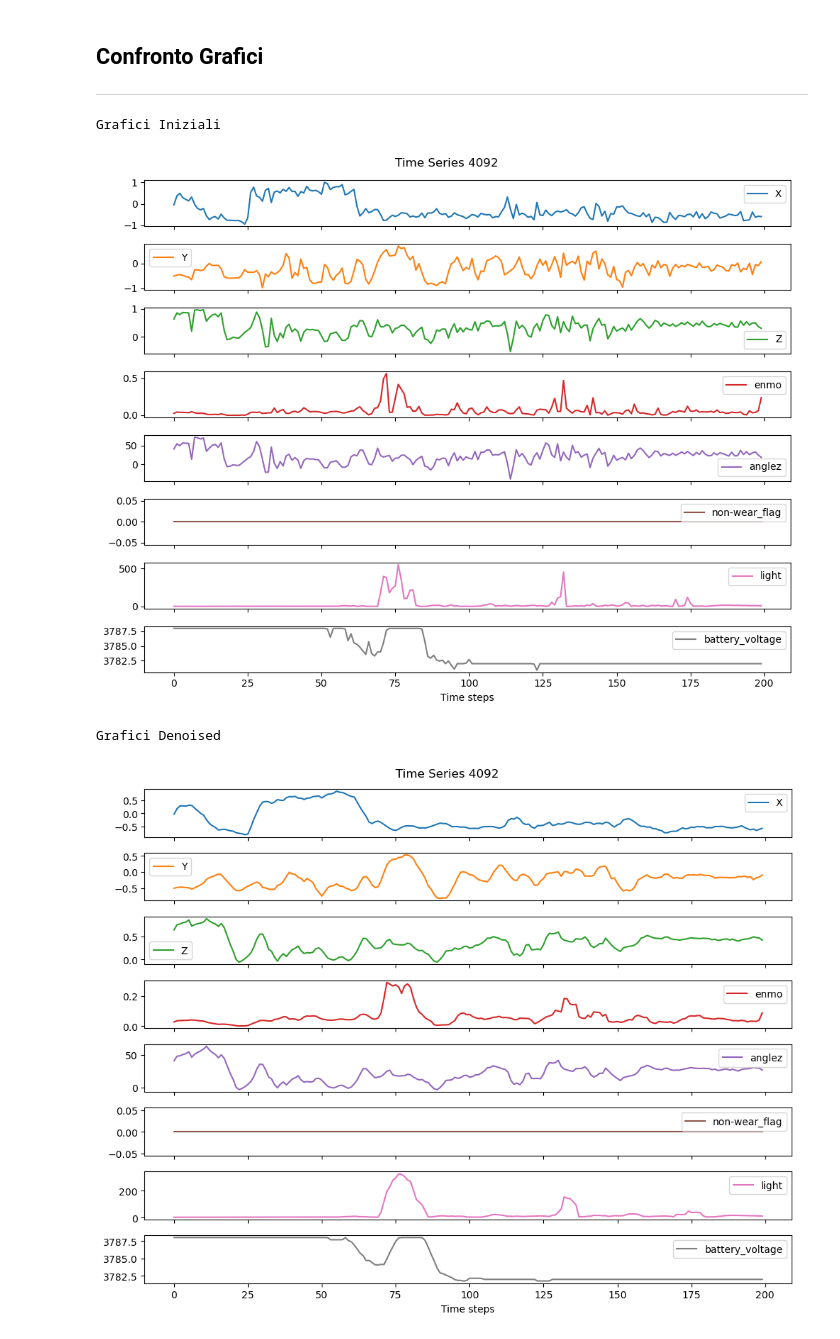
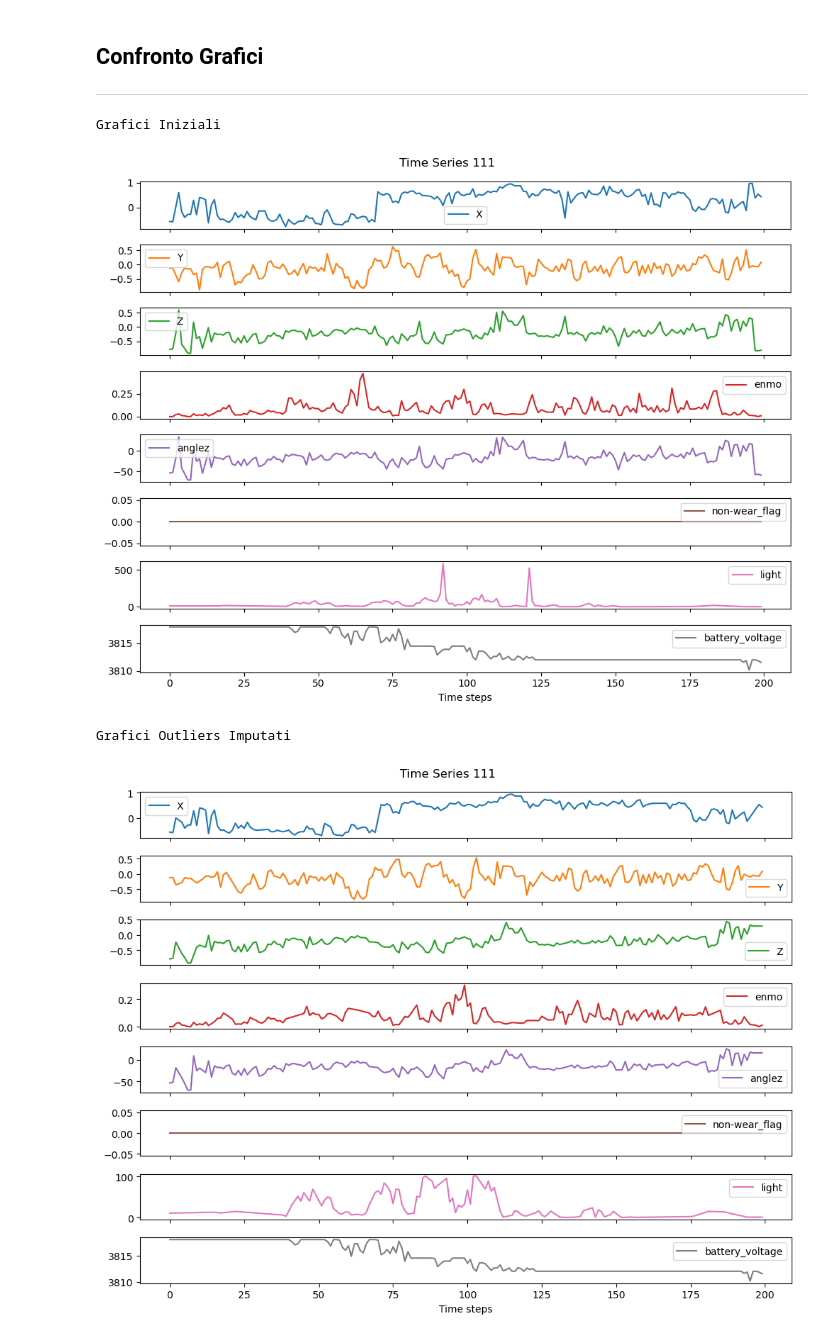
Before and after one commit to alessialaconca/Data_Mining_2_Child_Mind_Institute, a Jupyter notebook: ale/TS_preprocessing.ipynb, the cells around one changed output. Saved outputs shown, nothing was run; the diff lists cells and outputs as text; code cells hidden in the pictures.

Commit message:
outliers

```diff
--- a/ale/TS_preprocessing.ipynb
+++ b/ale/TS_preprocessing.ipynb
@@ -149,0 +541,10 @@ Il dataset è completo. Nessun missing value rilevato in alcuna variabile.
+# %%
+max_val_1 = -1
+max_idx_1 = -1
+for i, df in enumerate(ts_no_outliers_imputed):
+    current_max = df['light'].max()
+    if current_max > max_val_1:
+        max_val_1 = current_max
+        max_idx_1 = i
+
+print(f"Dataset 'ts_no_outliers_imputed': Valore max '{max_val_1}' trovato nella Time Series all'indice {max_idx_1}")
@@ -232,6 +624,9 @@ for df in ts_denoised:
         df_norm[variabili_minmax])
 
     ts_normalized.append(df_norm)
+
+with gzip.open("ts_normalized.pkl.gz", "wb") as f:
+    pickle.dump(ts_normalized, f)
 # %% [markdown]
 ## Approssimazione
 ---
@@ -252,6 +647,9 @@ nomi_colonne = ts_normalized[0].columns
 for matrice_ts in ts_paa_array:
     df_approssimato = pd.DataFrame(matrice_ts, columns=nomi_colonne)
     ts_transformed_paa.append(df_approssimato)
+
+with gzip.open("ts_transformed_paa.pkl.gz", "wb") as f:
+    pickle.dump(ts_transformed_paa, f)
 # %%
 # SAX
 sax = SAX(n_segments=20, alphabet_size_avg=5)
@@ -275,6 +673,38 @@ indice = random.sample(range(0, 4437), 1)
 print("Grafici Iniziali")
 for i in indice:
     prova = ts[i]
+    prova = prova.drop(colonne_fisse, axis=1)
+    ax_array = prova.plot(
+        kind='line',
+        subplots=True,
+        figsize=(10, 8),
+        title=f"Time Series {i}",
+        sharex=True  # stessa asse x
+    )
+
+    plt.xlabel("Time steps")
+    plt.tight_layout()
+    plt.show()
+
+print("Grafici Outliers Imputati")
+for i in indice:
+    prova = ts_no_outliers_imputed[i]
+    prova = prova.drop(colonne_fisse, axis=1)
+    ax_array = prova.plot(
+        kind='line',
+        subplots=True,
+        figsize=(10, 8),
+        title=f"Time Series {i}",
+        sharex=True  # stessa asse x
+    )
+
+    plt.xlabel("Time steps")
+    plt.tight_layout()
+    plt.show()
+
+print("Grafici Outliers Imputati")
+for i in indice:
+    prova = ts_outliers_and_non_wear_imputed[i]
     prova = prova.drop(colonne_fisse, axis=1)
     ax_array = prova.plot(
         kind='line',
@@ -294,33 +724,33 @@ for i in indice:
     prova = prova.drop(colonne_fisse, axis=1)
     ax_array = prova.plot(
         kind='line',
         subplots=True,
         figsize=(10, 8),
         title=f"Time Series {i}",
         sharex=True
     )
 
     plt.xlabel("Time steps")
     plt.tight_layout()
     plt.show()
 
 print("Grafici Normalizzati")
 for i in indice:
     prova = ts_normalized[i]
     prova = prova.drop(colonne_fisse, axis=1)
     ax_array = prova.plot(
         kind='line',
         subplots=True,
         figsize=(10, 8),
         title=f"Time Series {i}",
         sharex=True
     )
 
     plt.xlabel("Time steps")
     plt.tight_layout()
     plt.show()
 # %% [output]
 Grafici Iniziali
-[figure, old version]
+[figure, new version]
-Grafici Denoised
+Grafici Outliers Imputati
-[figure, old version]
+[figure, new version]
```
Also changed, not shown: parts of 18 cells of this notebook.
